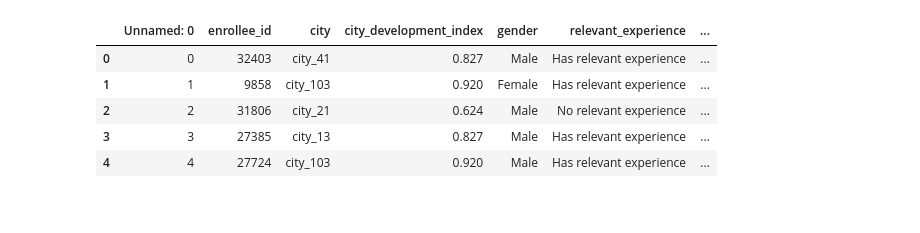
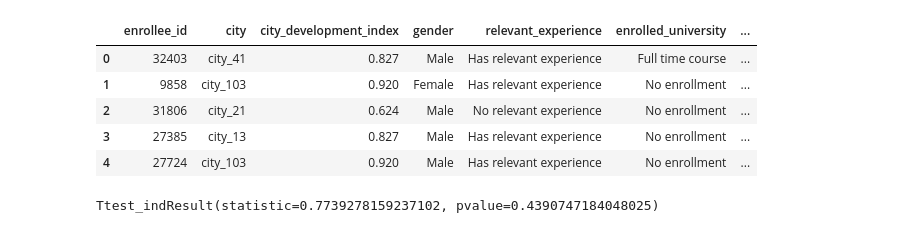
Before and after one commit to ildemsanli/DataViz_Streamlit_PW5_T1, a Jupyter notebook: EDA/EDA.ipynb, the cells around one changed output. Saved outputs shown, nothing was run; the diff lists cells and outputs as text; code cells hidden in the pictures.

```diff
--- a/EDA/EDA.ipynb
+++ b/EDA/EDA.ipynb
@@ -7,11 +8,12 @@ import seaborn as sns
 # %%
 #### DATA IMPORT ####
 data = pd.read_csv('../data/HR_Data_cleaned.csv')
+data.drop('Unnamed: 0', axis = 1, inplace=True)
 data.head()
 # %% [output]
-|  | Unnamed: 0 | enrollee_id | city | city_development_index | gender | relevant_experience | ... |
-| 0 | 0 | 32403 | city_41 | 0.827 | Male | Has relevant experience | ... |
-| 1 | 1 | 9858 | city_103 | 0.920 | Female | Has relevant experience | ... |
-| 2 | 2 | 31806 | city_21 | 0.624 | Male | No relevant experience | ... |
-| 3 | 3 | 27385 | city_13 | 0.827 | Male | Has relevant experience | ... |
-| 4 | 4 | 27724 | city_103 | 0.920 | Male | Has relevant experience | ... |
+|  | enrollee_id | city | city_development_index | gender | relevant_experience | enrolled_university | ... |
+| 0 | 32403 | city_41 | 0.827 | Male | Has relevant experience | Full time course | ... |
+| 1 | 9858 | city_103 | 0.920 | Female | Has relevant experience | No enrollment | ... |
+| 2 | 31806 | city_21 | 0.624 | Male | No relevant experience | No enrollment | ... |
+| 3 | 27385 | city_13 | 0.827 | Male | Has relevant experience | No enrollment | ... |
+| 4 | 27724 | city_103 | 0.920 | Male | Has relevant experience | No enrollment | ... |
@@ -17,0 +43,11 @@ data.head()
+# %%
+#### T-TEST ####
+# This is a two-sided test for the null hypothesis that 2 independent samples have identical average (expected) values.
+# This test assumes that the populations have identical variances by default.
+
+# Relevant experience
+st.ttest_ind(data.loc[data['relevant_experience'] == 'Has relevant experience'].target, data.loc[data['relevant_experience'] == 'No relevant experience'].target)
+# p-value is 0.439, we cannot reject the null hypothesis
+# i.e. People with relevant experience have the same likelihood to look for a new job that those with no relevant experience.
+# %% [output]
+Ttest_indResult(statistic=0.7739278159237102, pvalue=0.4390747184048025)
```
Also changed, not shown: parts of 11 cells of this notebook, 1 other file.
